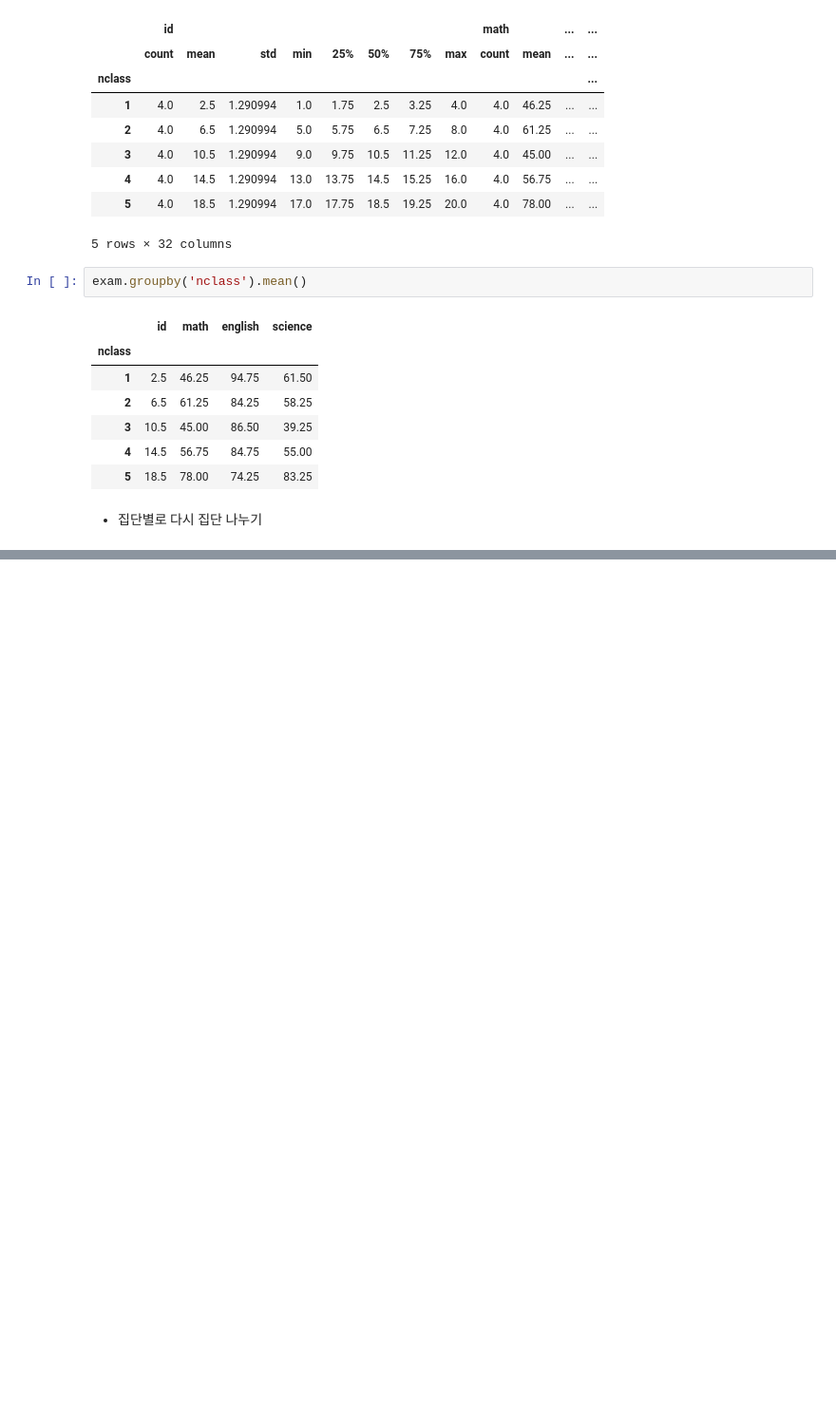
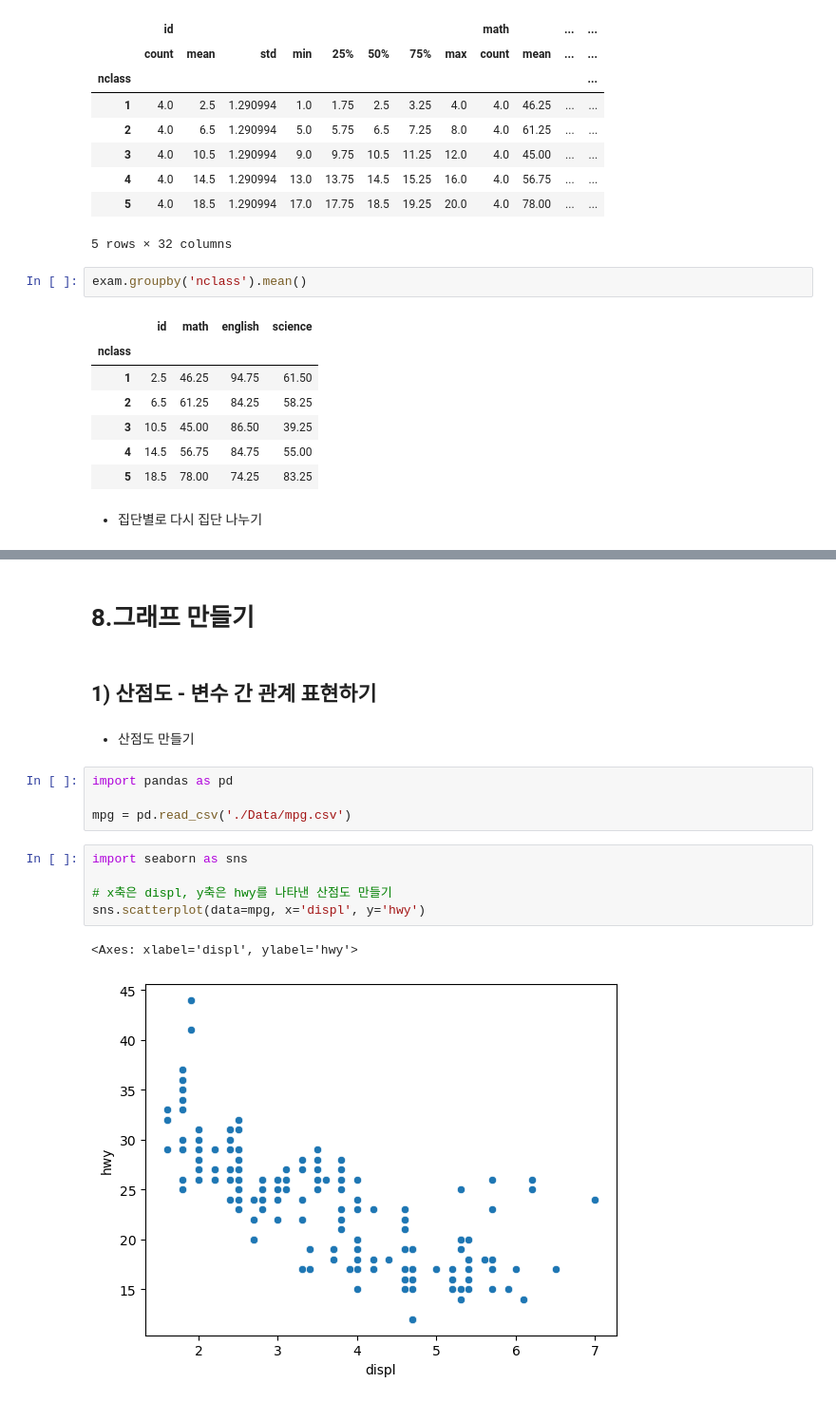
Before and after one commit to jungwoonAn/dataAnalysis, a Jupyter notebook: 04. Do It! 쉽게 배우는 파이썬 데이터 분석/exercise.ipynb, the cells around one changed output, grey strips where cells are left out. Shown at 95% size. Drawn from its saved outputs; the diff is of its cells as text; blank space fills up the shorter version.

```diff
--- a/04. Do It! 쉽게 배우는 파이썬 데이터 분석/exercise.ipynb
+++ b/04. Do It! 쉽게 배우는 파이썬 데이터 분석/exercise.ipynb
@@ -1838,0 +2907,18 @@ exam.groupby('nclass').mean()
+# %% [markdown]
+# 8.그래프 만들기
+# %% [markdown]
+## 1) 산점도 - 변수 간 관계 표현하기
+# %% [markdown]
+- 산점도 만들기
+# %%
+import pandas as pd
+
+mpg = pd.read_csv('./Data/mpg.csv')
+# %%
+import seaborn as sns
+
+# x축은 displ, y축은 hwy를 나타낸 산점도 만들기
+sns.scatterplot(data=mpg, x='displ', y='hwy')
+# %% [output]
+<Axes: xlabel='displ', ylabel='hwy'>
+[figure, added]
```
Also changed, not shown: parts of 154 cells of this notebook, 12 other files.
